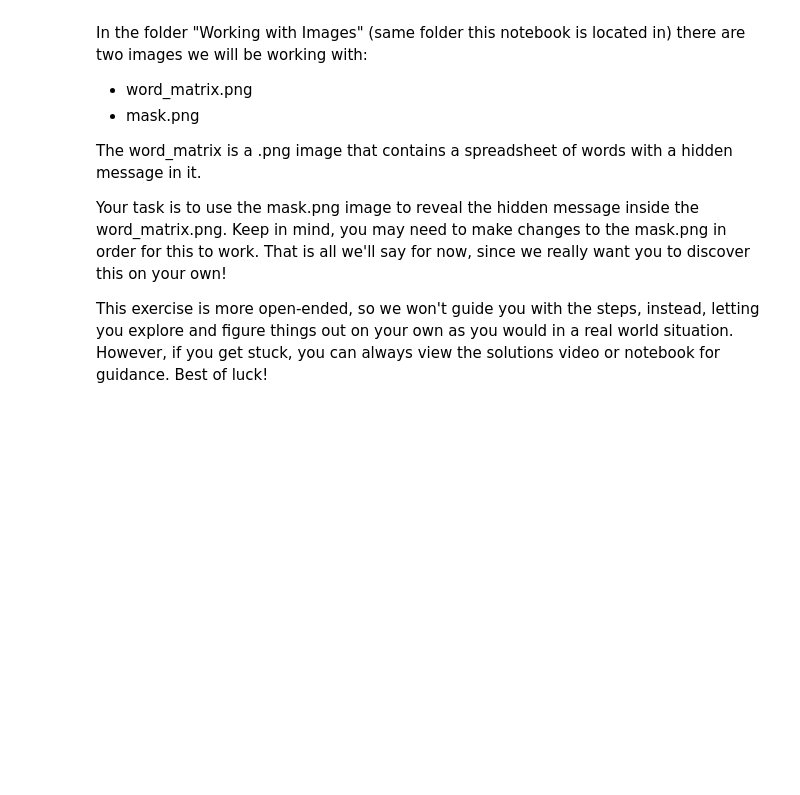
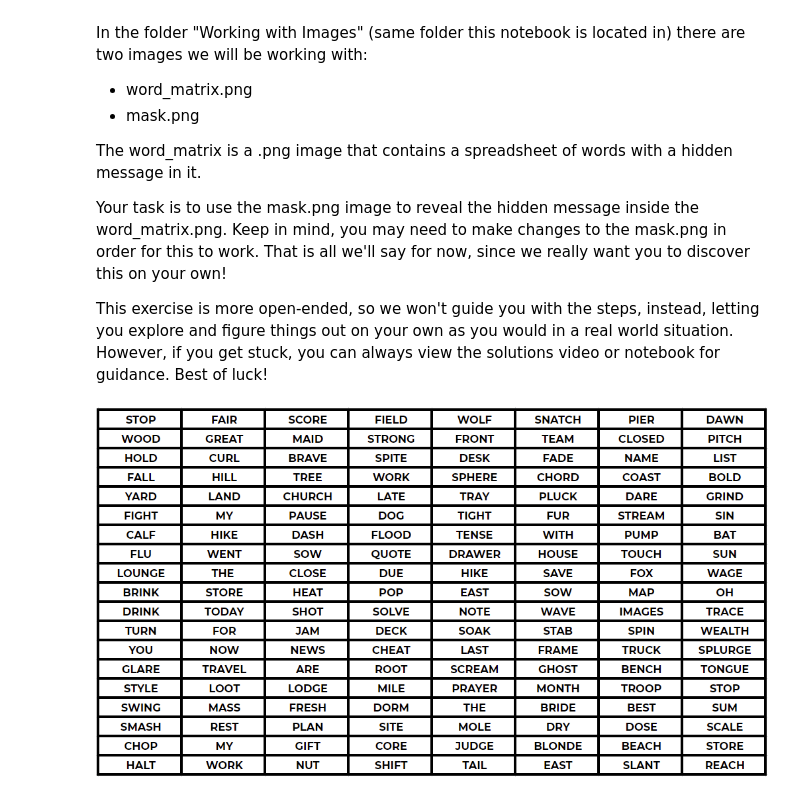
Before and after one commit to CarterSavg/Complete-Python-3-Bootcamp, a Jupyter notebook: 14-Working-with-Images/01-Image-Exercise.ipynb, the cells around one changed output. Saved outputs shown, nothing was run; the diff lists cells and outputs as text; code cells hidden in the pictures; blank space fills up the shorter version.

```diff
--- a/14-Working-with-Images/01-Image-Exercise.ipynb
+++ b/14-Working-with-Images/01-Image-Exercise.ipynb
@@ -19,9 +19,12 @@ This exercise is more open-ended, so we won't guide you with the steps, instead,
 # %%
 from PIL import Image
 
 sheet = Image.open("word_matrix.png")
 
-sheet.putalpha(128)
+# sheet.putalpha(128)
+sheet
+# %% [output]
+[figure, added]
 # %%
 mask = Image.open("mask.png")
 mask = mask.resize(size=(1015, 559))
```
Also changed, not shown: parts of 1 cell of this notebook, 2 other files.
